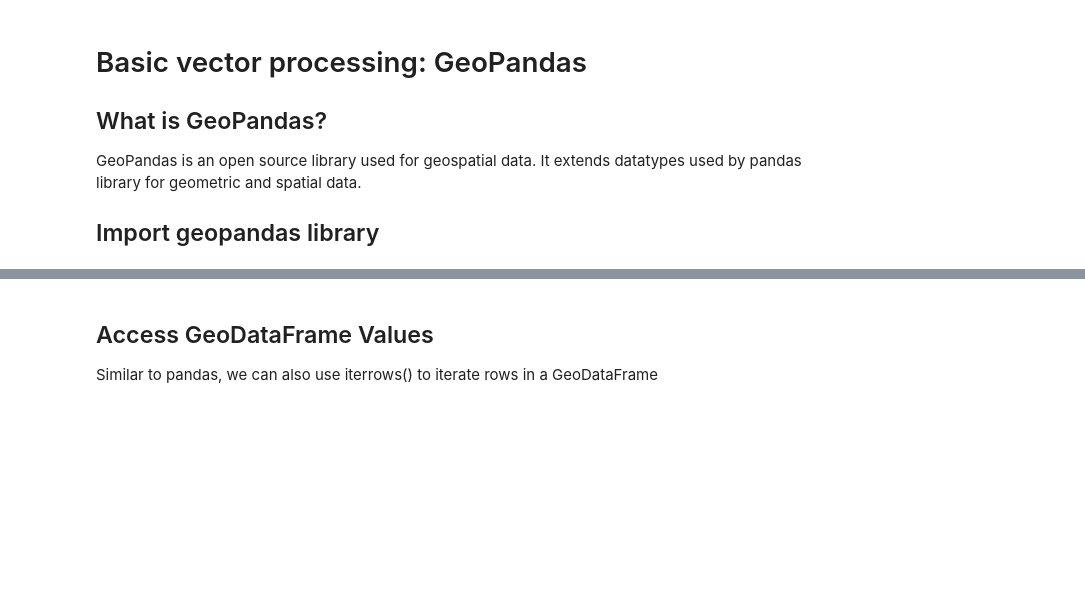
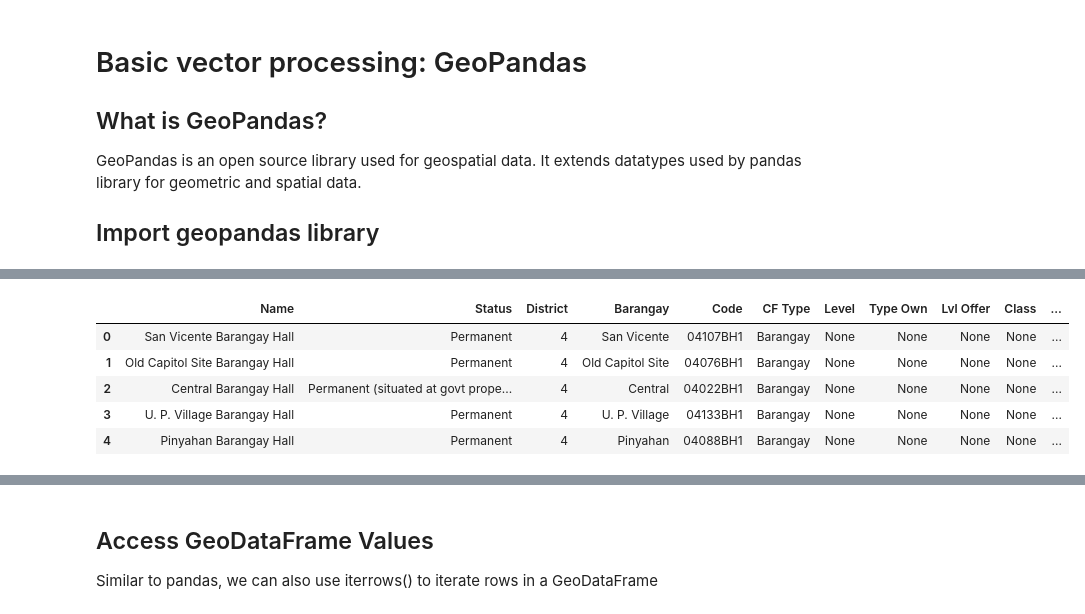
Before and after one commit to UPRI-NOAH/foss-4g-asia-2023, a Jupyter notebook: geopandas.ipynb, the cells around one changed output, grey strips where cells are left out. Saved outputs shown, nothing was run; the diff lists cells and outputs as text; code cells hidden in the pictures; blank space fills up the shorter version.

```diff
--- a/geopandas.ipynb
+++ b/geopandas.ipynb
@@ -16,4 +17,10 @@ GeoPandas can read file containing a data and a geometry (GeoJSON, Shapefile).
 # %%
 gdf = gpd.read_file("src/qc_facilities.geojson")
-print(gdf)
-gdf.plot()
+gdf.head()
+# %% [output]
+|  | Name | Status | District | Barangay | Code | CF Type | Level | Type Own | Lvl Offer | Class | ... |
+| 0 | San Vicente Barangay Hall | Permanent | 4 | San Vicente | 04107BH1 | Barangay | None | None | None | None | ... |
+| 1 | Old Capitol Site Barangay Hall | Permanent | 4 | Old Capitol Site | 04076BH1 | Barangay | None | None | None | None | ... |
+| 2 | Central Barangay Hall | Permanent (situated at govt prope... | 4 | Central | 04022BH1 | Barangay | None | None | None | None | ... |
+| 3 | U. P. Village Barangay Hall | Permanent | 4 | U. P. Village | 04133BH1 | Barangay | None | None | None | None | ... |
+| 4 | Pinyahan Barangay Hall | Permanent | 4 | Pinyahan | 04088BH1 | Barangay | None | None | None | None | ... |
```
Also changed, not shown: parts of 15 cells of this notebook, 2 other files.
